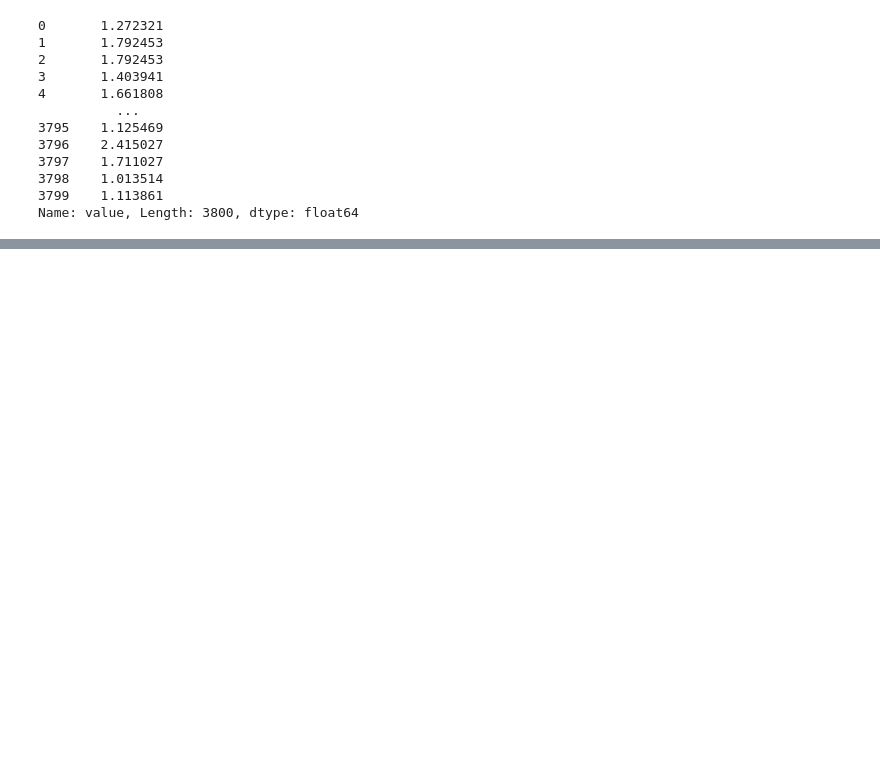
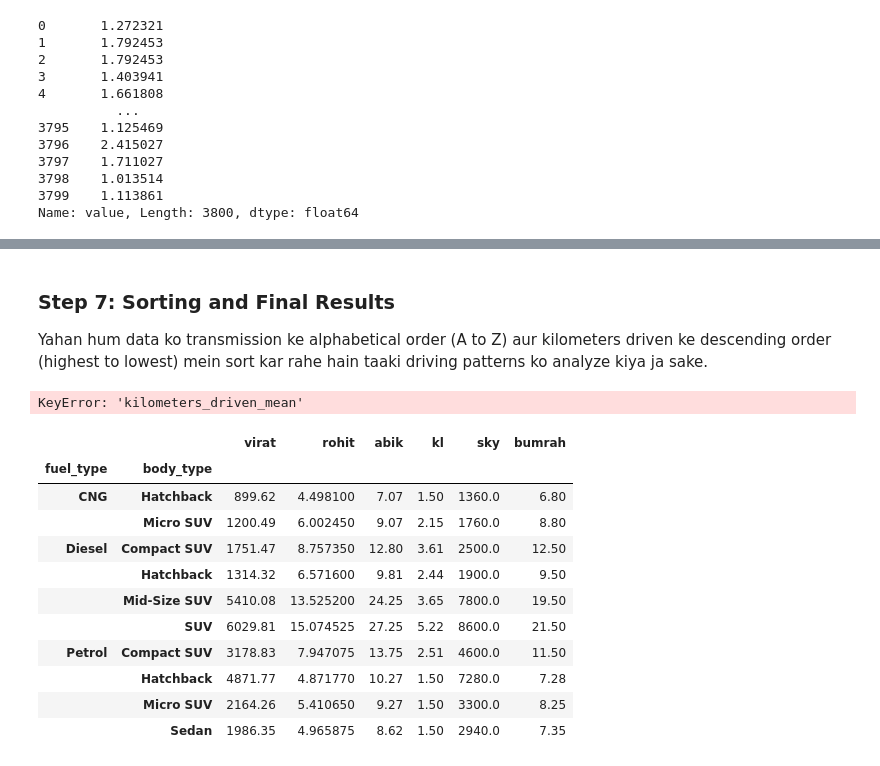
Before and after one commit to bloggernaresh4300-png/naresh_python, a Jupyter notebook: pandaspd.ipynb, the cells around one changed output, grey strips where cells are left out. Drawn from its saved outputs; the diff is of its cells as text; code cells hidden in the pictures; blank space fills up the shorter version.

```diff
--- a/pandaspd.ipynb
+++ b/pandaspd.ipynb
@@ -34,0 +346,2 @@ data.to_csv('/content/tata_car_price_prediction_dataset_new_data.csv')
+# %%
+a = data.groupby(['fuel_type','body_type']).agg({'resale_price_lakh':['sum','mean','max','min'],'ex_showroom_price_lakh':['sum','mean']})
@@ -34,0 +413,9 @@ data.to_csv('/content/tata_car_price_prediction_dataset_new_data.csv')
+# %%
+# 'average_data' DataFrame ke columns ko rename karein
+a = a.rename(columns = {
+    'engine_cc': 'engine_cc_mean',
+    'kilometers_driven': 'kilometers_driven_mean'
+})
+
+# Result ko show karein
+average_data
@@ -34,0 +437,27 @@ data.to_csv('/content/tata_car_price_prediction_dataset_new_data.csv')
+# %% [markdown]
+### Step 7: Sorting and Final Results
+Yahan hum data ko transmission ke alphabetical order (A to Z) aur kilometers driven ke descending order (highest to lowest) mein sort kar rahe hain taaki driving patterns ko analyze kiya ja sake.
+# %%
+a.sort_values(by = 'kilometers_driven_mean',ascending = False)
+# %% [output]
+KeyError: 'kilometers_driven_mean'
+# %%
+# Multi-index columns ko pehle flat karte hain
+a.columns = ['_'.join(col).strip() if isinstance(col, tuple) else col for col in a.columns]
+
+# Ab humare paas 6 columns hain, toh hume 6 naye naam dene honge:
+a.columns = ['virat', 'rohit', 'abik', 'kl', 'sky', 'bumrah']
+a
+# %% [output]
+|  |  | virat | rohit | abik | kl | sky | bumrah |
+| fuel_type | body_type |  |  |  |  |  |  |
+| CNG | Hatchback | 899.62 | 4.498100 | 7.07 | 1.50 | 1360.0 | 6.80 |
+|  | Micro SUV | 1200.49 | 6.002450 | 9.07 | 2.15 | 1760.0 | 8.80 |
+| Diesel | Compact SUV | 1751.47 | 8.757350 | 12.80 | 3.61 | 2500.0 | 12.50 |
+|  | Hatchback | 1314.32 | 6.571600 | 9.81 | 2.44 | 1900.0 | 9.50 |
+|  | Mid-Size SUV | 5410.08 | 13.525200 | 24.25 | 3.65 | 7800.0 | 19.50 |
+|  | SUV | 6029.81 | 15.074525 | 27.25 | 5.22 | 8600.0 | 21.50 |
+| Petrol | Compact SUV | 3178.83 | 7.947075 | 13.75 | 2.51 | 4600.0 | 11.50 |
+|  | Hatchback | 4871.77 | 4.871770 | 10.27 | 1.50 | 7280.0 | 7.28 |
+|  | Micro SUV | 2164.26 | 5.410650 | 9.27 | 1.50 | 3300.0 | 8.25 |
+|  | Sedan | 1986.35 | 4.965875 | 8.62 | 1.50 | 2940.0 | 7.35 |
```
Also changed, not shown: parts of 52 cells of this notebook.
